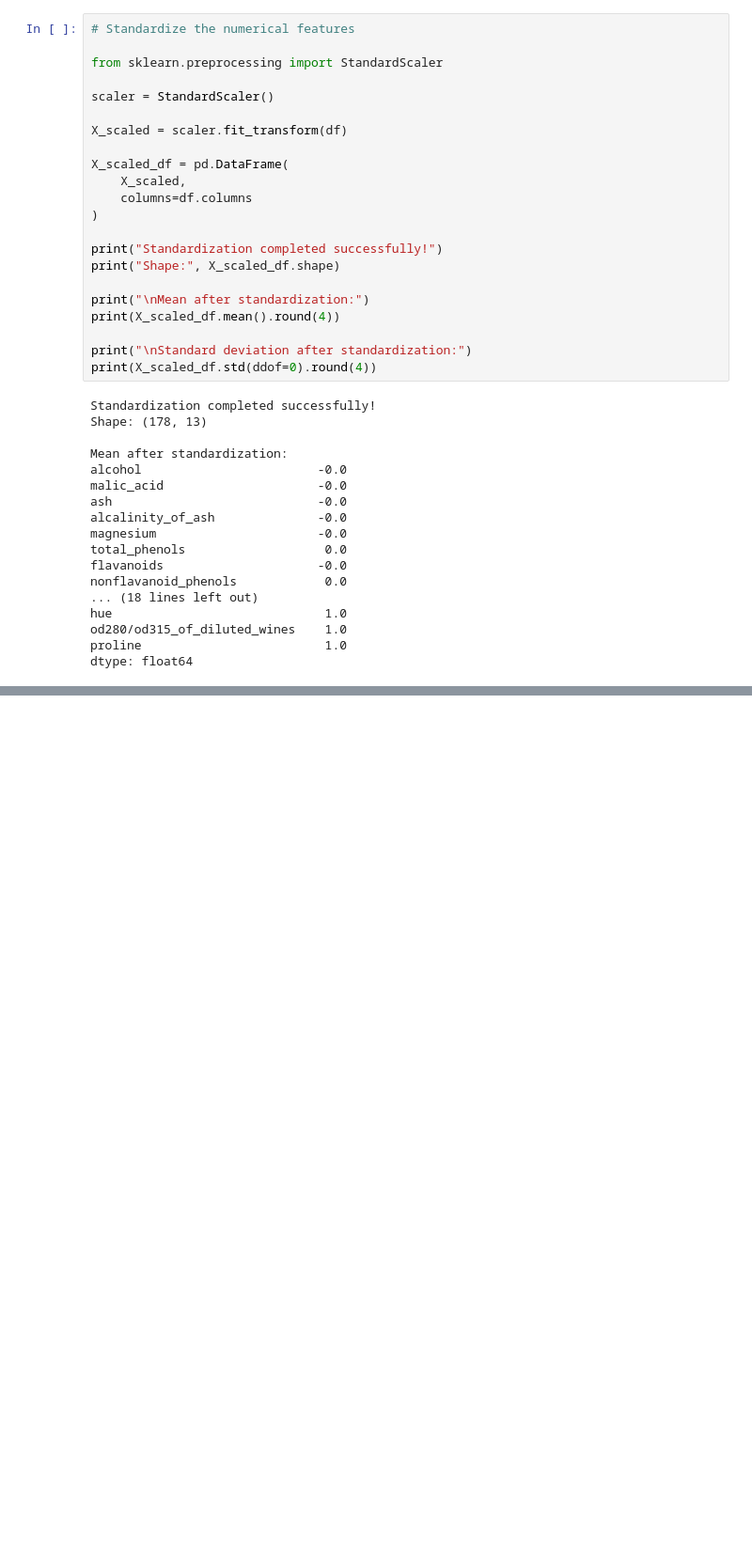
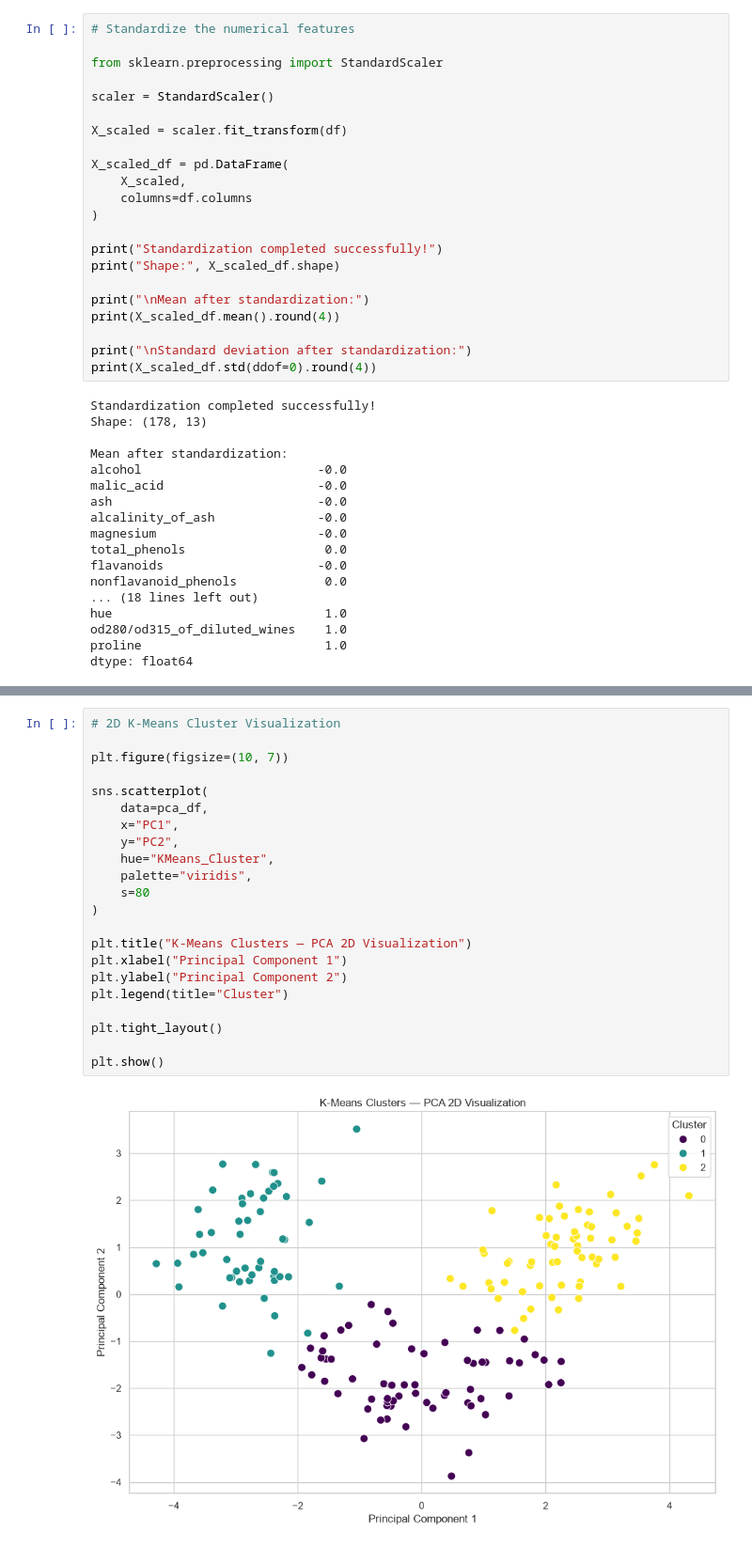
Before and after one commit to shaiksiraj04/RabTech-Academy-Internship, a Jupyter notebook: Task-4/notebooks/Task_4_PCA_Clustering.ipynb, the cells around one changed output, grey strips where cells are left out. Shown at 94% size. Drawn from its saved outputs; the diff is of its cells as text; blank space fills up the shorter version.

```diff
--- a/Task-4/notebooks/Task_4_PCA_Clustering.ipynb
+++ b/Task-4/notebooks/Task_4_PCA_Clustering.ipynb
@@ -124,0 +381,24 @@ dtype: float64
+# %%
+# 2D K-Means Cluster Visualization
+
+plt.figure(figsize=(10, 7))
+
+sns.scatterplot(
+    data=pca_df,
+    x="PC1",
+    y="PC2",
+    hue="KMeans_Cluster",
+    palette="viridis",
+    s=80
+)
+
+plt.title("K-Means Clusters — PCA 2D Visualization")
+plt.xlabel("Principal Component 1")
+plt.ylabel("Principal Component 2")
+plt.legend(title="Cluster")
+
+plt.tight_layout()
+
+plt.show()
+# %% [output]
+[figure, added]
```
Also changed, not shown: parts of 18 cells of this notebook, 8 other files.
